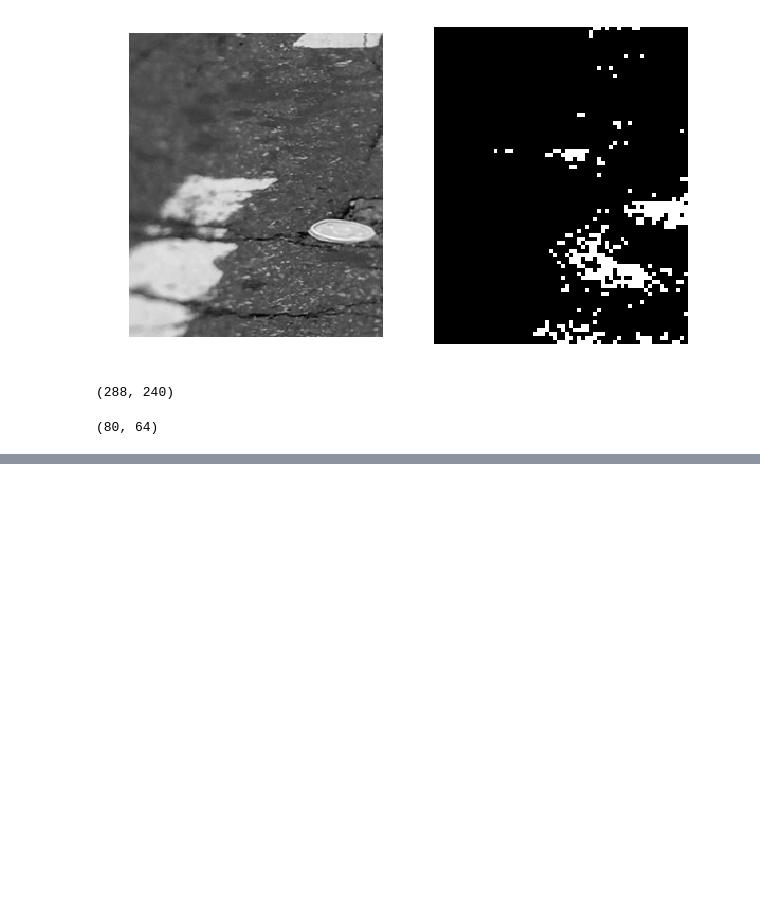
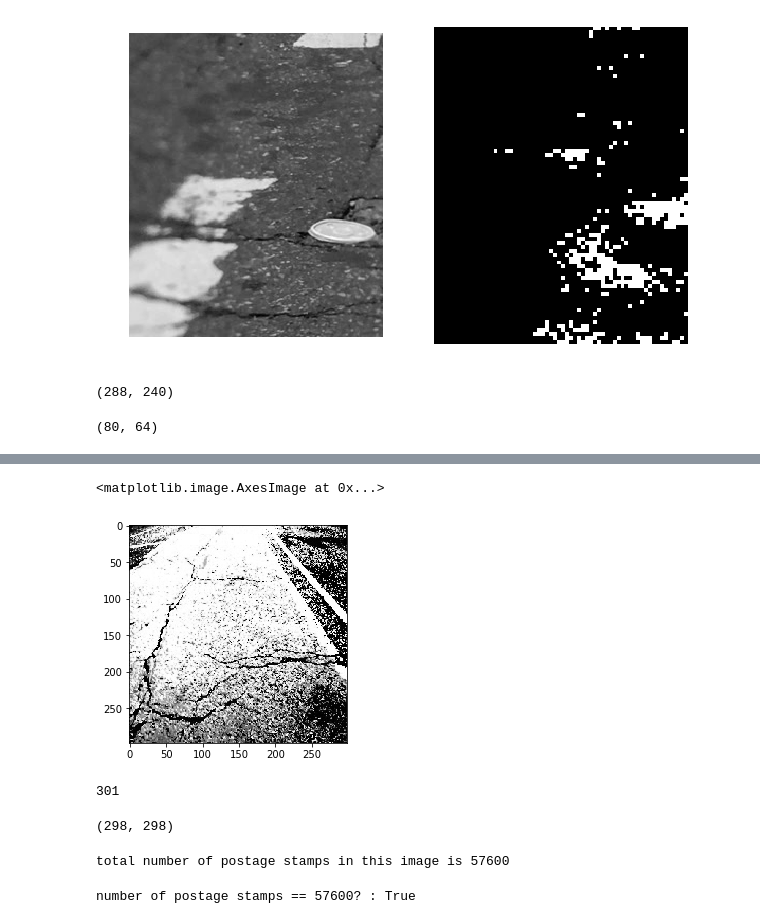
Before and after one commit to gperrin12/bike_lane_pothole_cv_detection, a Jupyter notebook: neural_networks_defect_detection_111517_GTP.ipynb, the cells around one changed output, grey strips where cells are left out. Cells and saved outputs as stored; diff of their text form; code cells hidden in the pictures; blank space fills up the shorter version.

```diff
--- a/neural_networks_defect_detection_111517_GTP.ipynb
+++ b/neural_networks_defect_detection_111517_GTP.ipynb
@@ -432,0 +454,20 @@ detect.shape
+# %%
+#number of rows and number of col
+nrow, ncol = img3_L.shape[:2]
+#clipping from half the picture to 90% of the picture removes
+#the street ahead and also the bike tire
+img3_L_c = img3_L[(nrow//4):img3_L.shape[0]-3,0:-1]
+
+# -- plot the images
+plt.imshow(img3_L_c)
+# %% [output]
+<matplotlib.image.AxesImage at 0x...>
+[figure, added]
+# %%
+nrow - nrow//4
+# %% [output]
+301
+# %%
+img3_L_c.shape
+# %% [output]
+(298, 298)
@@ -432,0 +481,8 @@ detect.shape
+# %%
+# -- calculate the number of postage stamps per image
+nrow, ncol = img3_L_c.shape
+nst_r = nrow - 48
+nst_c = ncol - 48
+print("total number of postage stamps in this image is {0}".format(nst_r * nst_c))
+# %% [output]
+total number of postage stamps in this image is 57600
@@ -432,0 +502,5 @@ detect.shape
+# %%
+# -- verify that these are the right size
+print("number of postage stamps == 57600? : {0}".format(stamps1.shape[0] == nst_r * nst_c))
+# %% [output]
+number of postage stamps == 57600? : True
```
Also changed, not shown: parts of 33 cells of this notebook.
